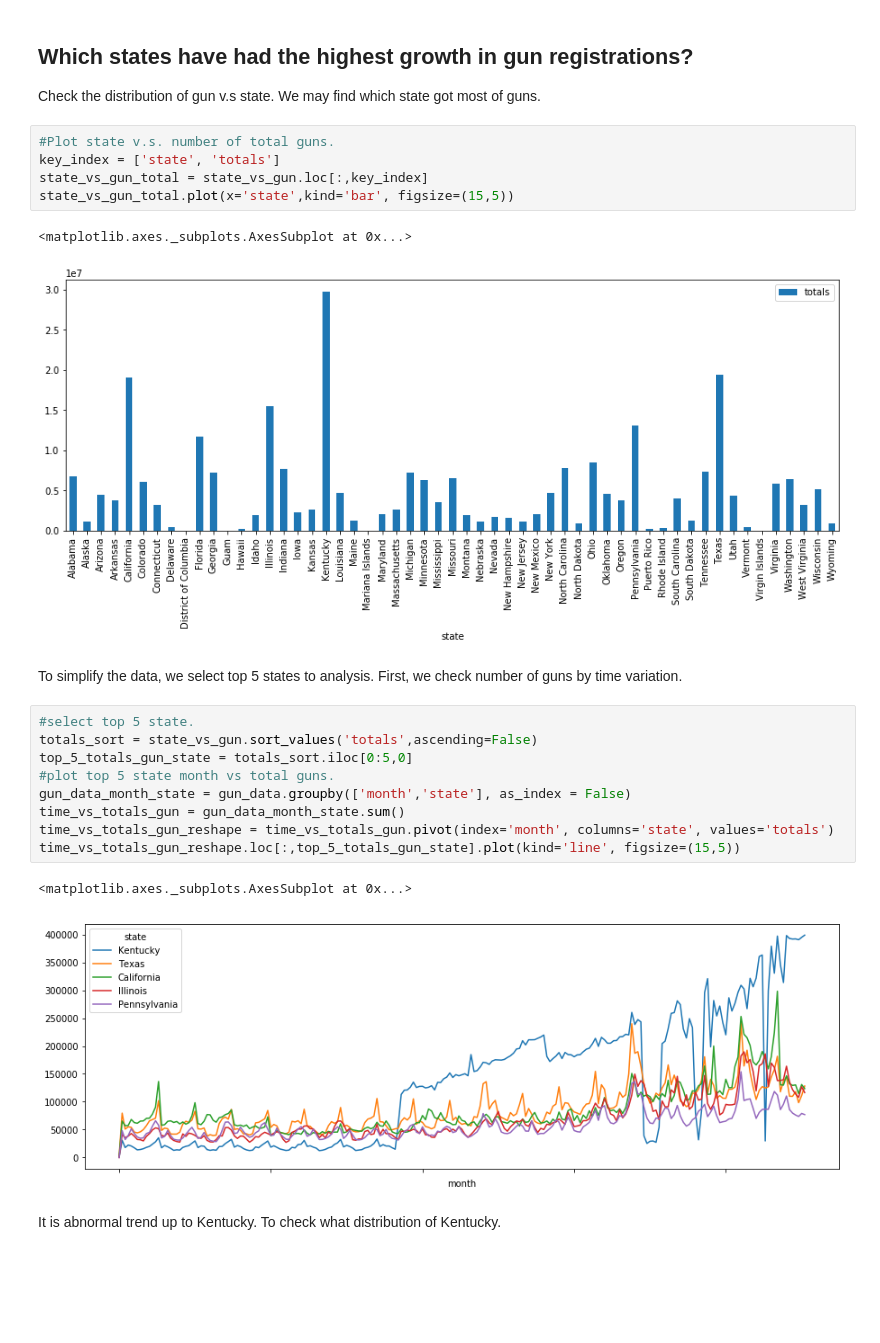
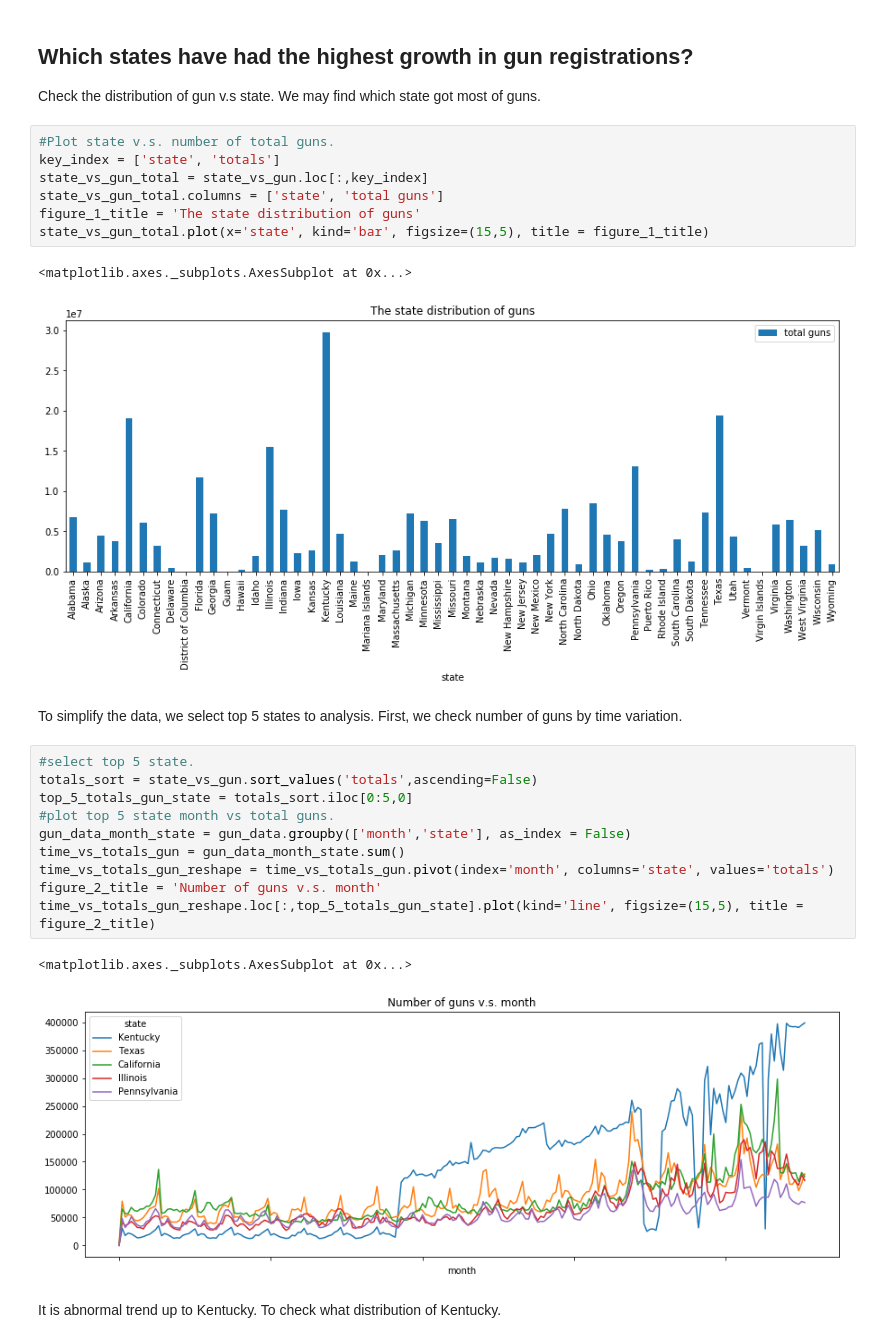
Before and after one commit to xchwan/FBI_Gun_Data_Analysis, a Jupyter notebook: Data_Analysis_Project_gun_data.ipynb, the cells around one changed output. Cells and saved outputs as stored; diff of their text form; blank space fills up the shorter version.

```diff
--- a/Data_Analysis_Project_gun_data.ipynb
+++ b/Data_Analysis_Project_gun_data.ipynb
@@ -117,24 +118,27 @@ Check the distribution of gun v.s state. We may find which state got most of gun
 #Plot state v.s. number of total guns.
 key_index = ['state', 'totals']
 state_vs_gun_total = state_vs_gun.loc[:,key_index]
-state_vs_gun_total.plot(x='state',kind='bar', figsize=(15,5))
+state_vs_gun_total.columns = ['state', 'total guns']
+figure_1_title = 'The state distribution of guns'
+state_vs_gun_total.plot(x='state', kind='bar', figsize=(15,5), title = figure_1_title)
 # %% [output]
 <matplotlib.axes._subplots.AxesSubplot at 0x...>
-[figure, old version]
+[figure, new version]
 # %% [markdown]
 To simplify the data, we select top 5 states to analysis. First, we check number of guns by time variation.
 # %%
 #select top 5 state.
 totals_sort = state_vs_gun.sort_values('totals',ascending=False)
 top_5_totals_gun_state = totals_sort.iloc[0:5,0]
 #plot top 5 state month vs total guns.
 gun_data_month_state = gun_data.groupby(['month','state'], as_index = False)
 time_vs_totals_gun = gun_data_month_state.sum()
 time_vs_totals_gun_reshape = time_vs_totals_gun.pivot(index='month', columns='state', values='totals')
-time_vs_totals_gun_reshape.loc[:,top_5_totals_gun_state].plot(kind='line', figsize=(15,5))
+figure_2_title = 'Number of guns v.s. month'
+time_vs_totals_gun_reshape.loc[:,top_5_totals_gun_state].plot(kind='line', figsize=(15,5), title = figure_2_title)
 # %% [output]
 <matplotlib.axes._subplots.AxesSubplot at 0x...>
-[figure, old version]
+[figure, new version]
 # %% [markdown]
 It is abnormal trend up to Kentucky. To check what distribution of Kentucky.
 # %%
```
Also changed, not shown: parts of 10 cells of this notebook.
